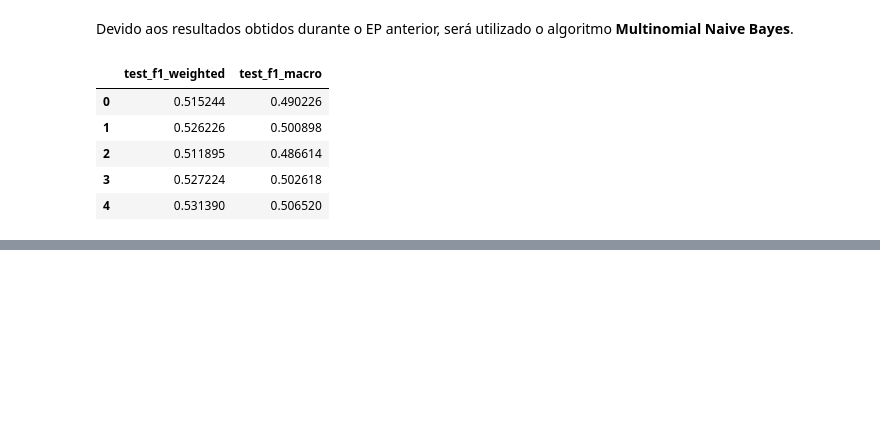
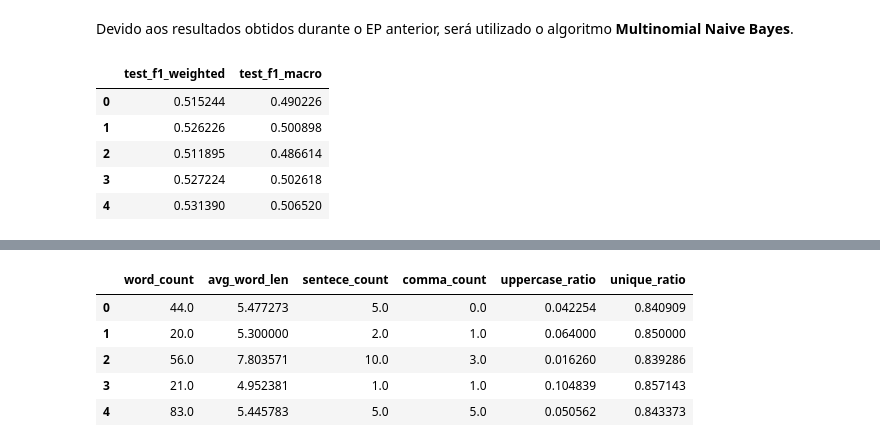
Before and after one commit to Marcos-Med/PLN, a Jupyter notebook: Marcos/ep2.ipynb, the cells around one changed output, grey strips where cells are left out. Cells and saved outputs as stored; diff of their text form; code cells hidden in the pictures; blank space fills up the shorter version.

```diff
--- a/Marcos/ep2.ipynb
+++ b/Marcos/ep2.ipynb
@@ -324,0 +344,13 @@ results_df
+# %%
+def extract_author_style(text): #extraí características linguísticas
+    words = text.split()
+    return {
+        'word_count': len(words),
+        'avg_word_len': np.mean([len(w) for w in words]) if words else 0,
+        'sentece_count': text.count('.'),
+        'comma_count': text.count(','),
+        'uppercase_ratio': sum(c.isupper() for c in text) / len(text) if text else 0,
+        'unique_ratio': len(set(words)) / len(words) if words else 0
+    }
+# %%
+df_features = df['req_text'].apply(lambda t: pd.Series(extract_author_style(t))) # features linguísticas
@@ -324,0 +437,9 @@ results_df
+# %%
+df_features.head()
+# %% [output]
+|  | word_count | avg_word_len | sentece_count | comma_count | uppercase_ratio | unique_ratio |
+| 0 | 44.0 | 5.477273 | 5.0 | 0.0 | 0.042254 | 0.840909 |
+| 1 | 20.0 | 5.300000 | 2.0 | 1.0 | 0.064000 | 0.850000 |
+| 2 | 56.0 | 7.803571 | 10.0 | 3.0 | 0.016260 | 0.839286 |
+| 3 | 21.0 | 4.952381 | 1.0 | 1.0 | 0.104839 | 0.857143 |
+| 4 | 83.0 | 5.445783 | 5.0 | 5.0 | 0.050562 | 0.843373 |
```
Also changed, not shown: parts of 9 cells of this notebook.
